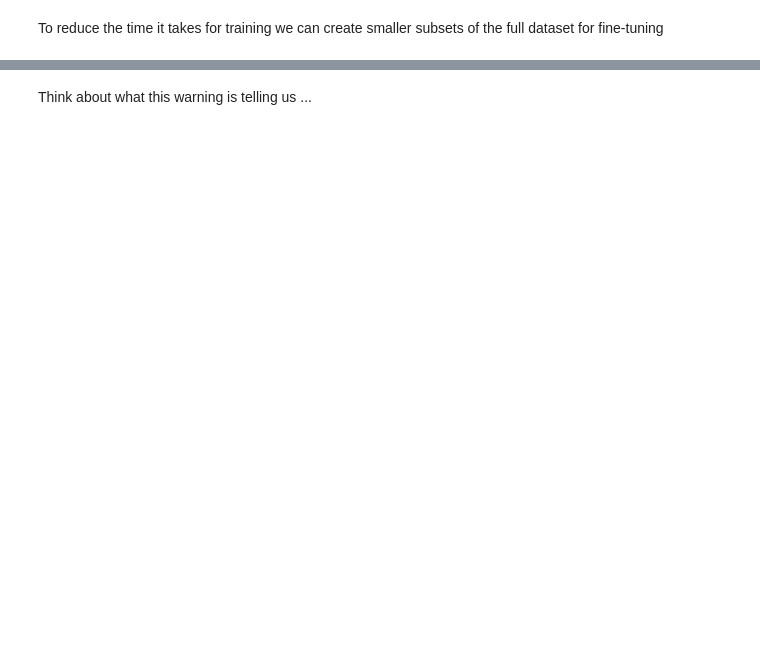
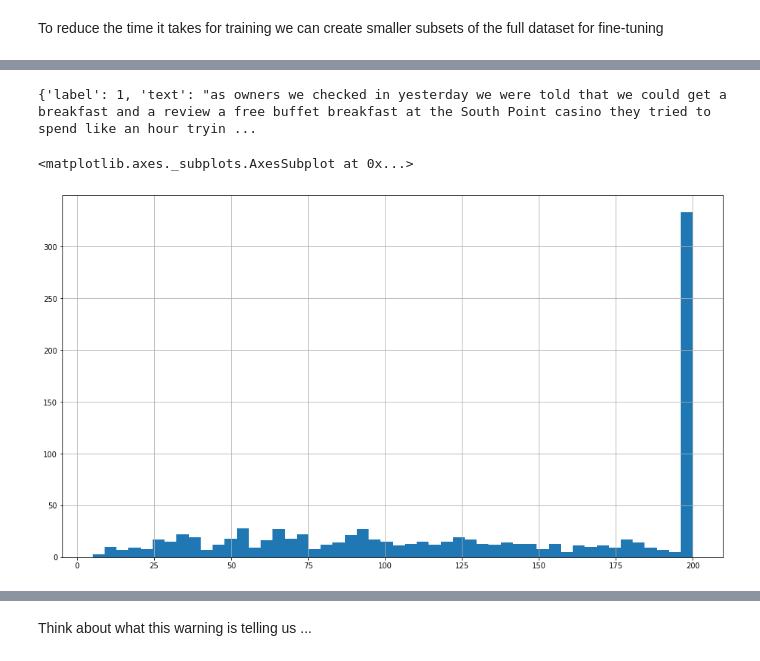
Before and after one commit to equinor/edc22-nlp, a Jupyter notebook: nlp_edc_workshop_part3.ipynb, the cells around one changed output, grey strips where cells are left out. Saved outputs shown, nothing was run; the diff lists cells and outputs as text; code cells hidden in the pictures; blank space fills up the shorter version.

```diff
--- a/nlp_edc_workshop_part3.ipynb
+++ b/nlp_edc_workshop_part3.ipynb
@@ -79,0 +62,9 @@ To reduce the time it takes for training we can create smaller subsets of the fu
+# %%
+from transformers import AutoTokenizer
+
+tokenizer = AutoTokenizer.from_pretrained('bert-base-cased', max_length=200)
+# %%
+def tokenize_function(examples):
+    return tokenizer(examples["text"], truncation=True, max_length=200)
+
+#tokenized_datasets = dataset.map(tokenize_function, batched=True)
@@ -80 +79,5 @@ To reduce the time it takes for training we can create smaller subsets of the fu
+# %%
+print(tokenized_eval_dataset[7])
+# %% [output]
+{'label': 1, 'text': "as owners we checked in yesterday we were told that we could get a breakfast and a review a free buffet breakfast at the South Point casino they tried to spend like an hour tryin ...
 # %%
@@ -83,3 +87,13 @@ small_eval_dataset = tokenized_datasets["test"].shuffle(seed=42).select(range(20
+# %%
+a = tokenized_train_dataset["input_ids"]
+import pandas as pd
+df = pd.Series([len(aa) for aa in a])
+# %%
+import matplotlib.pyplot as plt
+df.hist(figsize=(16, 9), bins=50)
+# %% [output]
+<matplotlib.axes._subplots.AxesSubplot at 0x...>
+[figure, added]
 # %%
 print(small_train_dataset[0])
 # %% [output]
```
Also changed, not shown: parts of 84 cells of this notebook.
